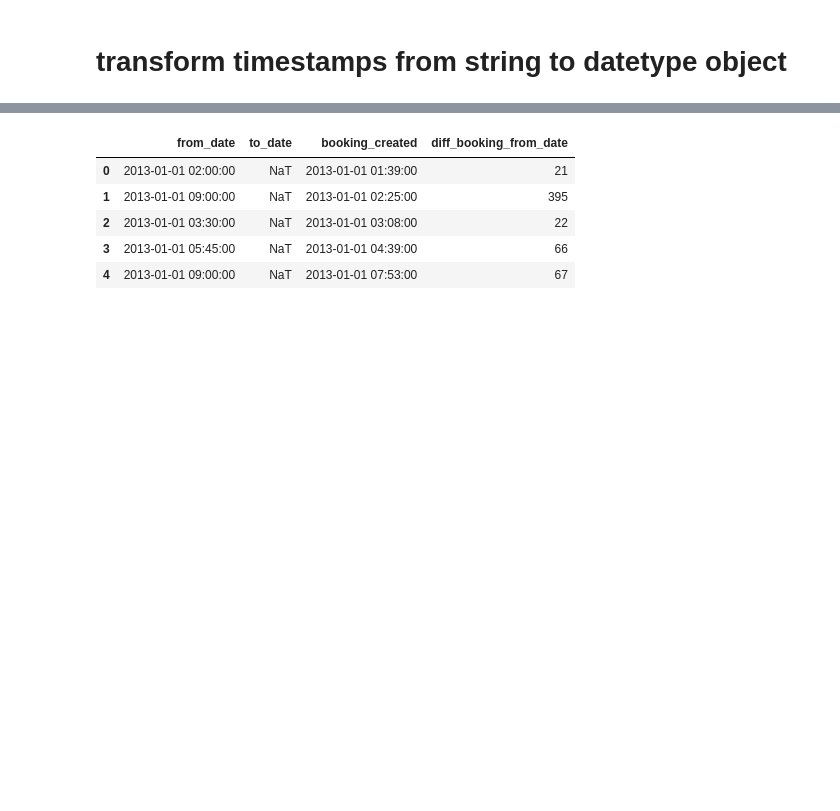
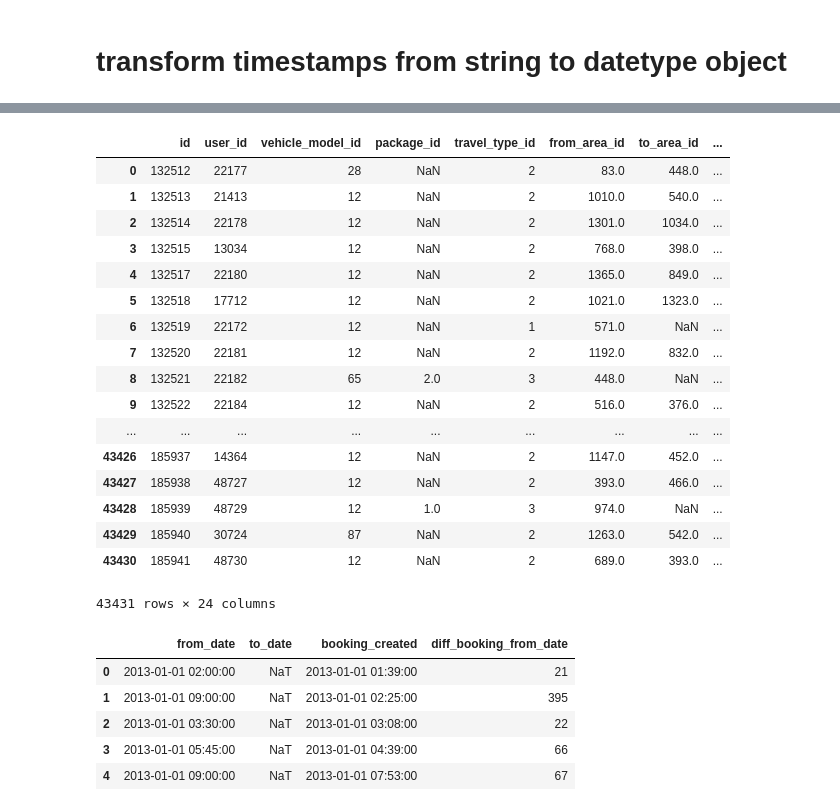
Before and after one commit to Jodahr/CabCancellation, a Jupyter notebook: CabCancellation.ipynb, the cells around one changed output, grey strips where cells are left out. Drawn from its saved outputs; the diff is of its cells as text; code cells hidden in the pictures; blank space fills up the shorter version.

Commit message:
more transformers

```diff
--- a/CabCancellation.ipynb
+++ b/CabCancellation.ipynb
@@ -157,3 +327,26 @@ class DropColumns(TransformerMixin, NoFit):
+# %%
+getDistance = GetDistance('from_lat', 'from_long', 'to_lat', 'to_long', 'direct_distance')
+# %%
+getDistance.transform(df)
+# %% [output]
+|  | id | user_id | vehicle_model_id | package_id | travel_type_id | from_area_id | to_area_id | ... |
+| 0 | 132512 | 22177 | 28 | NaN | 2 | 83.0 | 448.0 | ... |
+| 1 | 132513 | 21413 | 12 | NaN | 2 | 1010.0 | 540.0 | ... |
+| 2 | 132514 | 22178 | 12 | NaN | 2 | 1301.0 | 1034.0 | ... |
+| 3 | 132515 | 13034 | 12 | NaN | 2 | 768.0 | 398.0 | ... |
+| 4 | 132517 | 22180 | 12 | NaN | 2 | 1365.0 | 849.0 | ... |
+| 5 | 132518 | 17712 | 12 | NaN | 2 | 1021.0 | 1323.0 | ... |
+| 6 | 132519 | 22172 | 12 | NaN | 1 | 571.0 | NaN | ... |
+| 7 | 132520 | 22181 | 12 | NaN | 2 | 1192.0 | 832.0 | ... |
+| 8 | 132521 | 22182 | 65 | 2.0 | 3 | 448.0 | NaN | ... |
+| 9 | 132522 | 22184 | 12 | NaN | 2 | 516.0 | 376.0 | ... |
+| ... | ... | ... | ... | ... | ... | ... | ... | ... |
+| 43426 | 185937 | 14364 | 12 | NaN | 2 | 1147.0 | 452.0 | ... |
+| 43427 | 185938 | 48727 | 12 | NaN | 2 | 393.0 | 466.0 | ... |
+| 43428 | 185939 | 48729 | 12 | 1.0 | 3 | 974.0 | NaN | ... |
+| 43429 | 185940 | 30724 | 87 | NaN | 2 | 1263.0 | 542.0 | ... |
+| 43430 | 185941 | 48730 | 12 | NaN | 2 | 689.0 | 393.0 | ... |
+43431 rows × 24 columns
 # %%
 # test pipeline objects
 getTempCols = ColumnSelector(temp_features)
```
Also changed, not shown: parts of 12 cells of this notebook.
